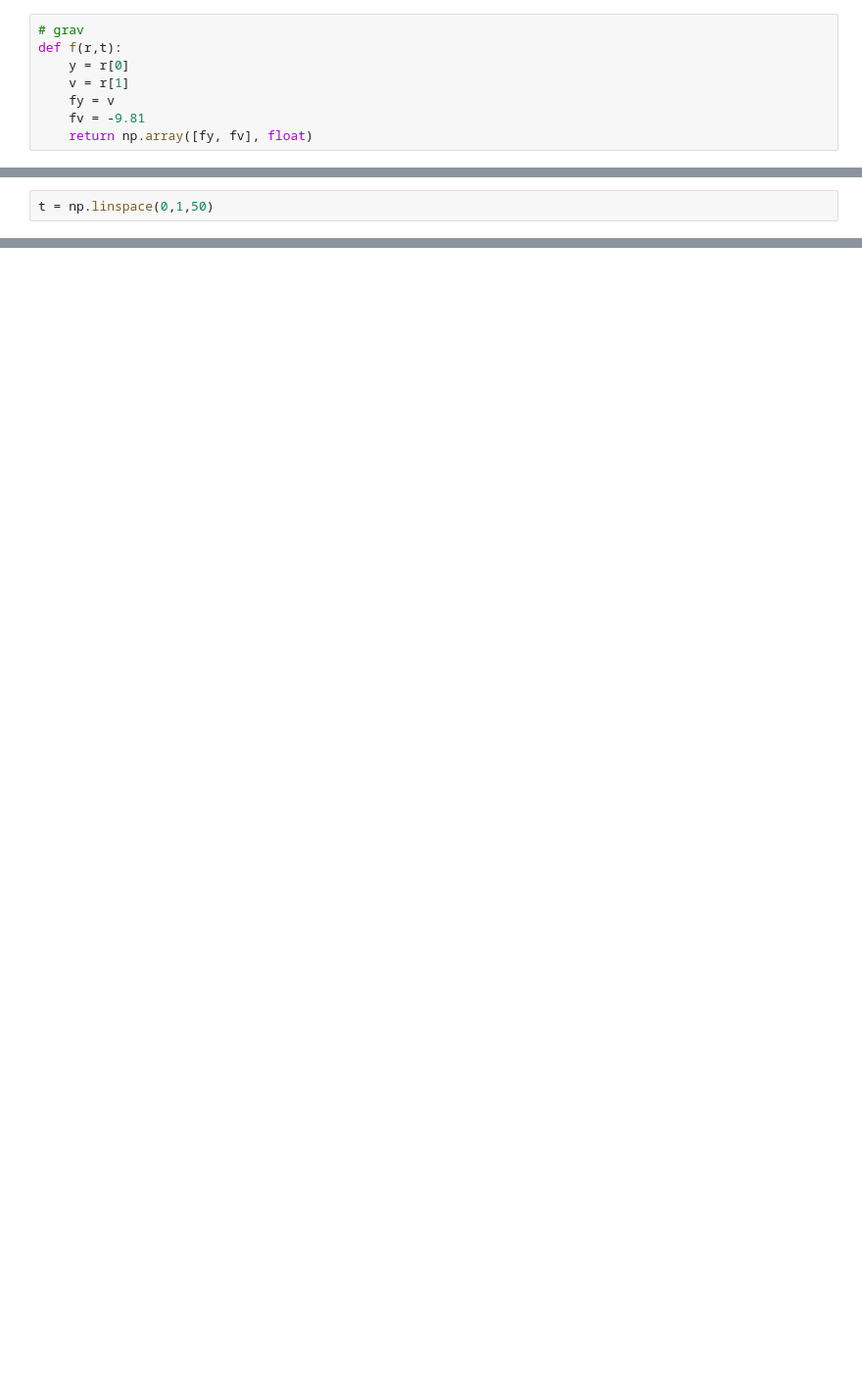
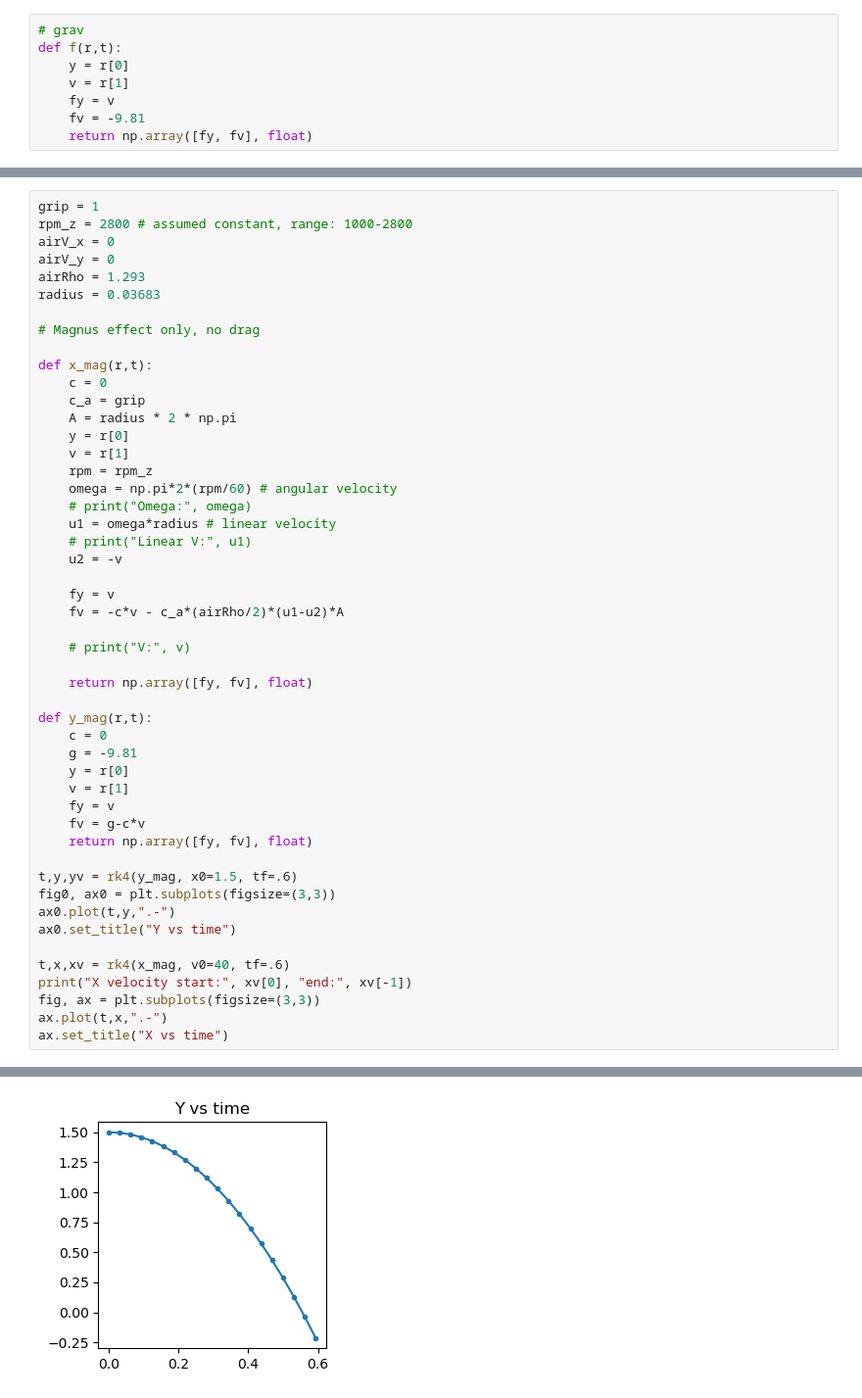
Before and after one commit to JP-Garcia/phys_comp_methods, a Jupyter notebook: dev/Project-Baseball.ipynb, the cells around one changed output, grey strips where cells are left out. Shown at 98% size. Cells and saved outputs as stored; diff of their text form; blank space fills up the shorter version.

```diff
--- a/dev/Project-Baseball.ipynb
+++ b/dev/Project-Baseball.ipynb
@@ -119,2 +152,0 @@ Yc2=-7.10428
-# %%
-t = np.linspace(0,1,50)
@@ -123,0 +172,50 @@ y = Yc0 + Yc1*t + Yc2*np.power(t,2)
+# %%
+grip = 1
+rpm_z = 2800 # assumed constant, range: 1000-2800
+airV_x = 0
+airV_y = 0
+airRho = 1.293
+radius = 0.03683
+
+# Magnus effect only, no drag
+
+def x_mag(r,t):
+    c = 0
+    c_a = grip
+    A = radius * 2 * np.pi
+    y = r[0]
+    v = r[1]
+    rpm = rpm_z
+    omega = np.pi*2*(rpm/60) # angular velocity
+    # print("Omega:", omega)
+    u1 = omega*radius # linear velocity
+    # print("Linear V:", u1)
+    u2 = -v
+
+    fy = v
+    fv = -c*v - c_a*(airRho/2)*(u1-u2)*A
+
+    # print("V:", v)
+
+    return np.array([fy, fv], float)
+
+def y_mag(r,t):
+    c = 0
+    g = -9.81
+    y = r[0]
+    v = r[1]
+    fy = v
+    fv = g-c*v
+    return np.array([fy, fv], float)
+
+t,y,yv = rk4(y_mag, x0=1.5, tf=.6)
+fig0, ax0 = plt.subplots(figsize=(3,3))
+ax0.plot(t,y,".-")
+ax0.set_title("Y vs time")
+
+t,x,xv = rk4(x_mag, v0=40, tf=.6)
+print("X velocity start:", xv[0], "end:", xv[-1])
+fig, ax = plt.subplots(figsize=(3,3))
+ax.plot(t,x,".-")
+ax.set_title("X vs time")
+# %% [output]
@@ -123,0 +224 @@ y = Yc0 + Yc1*t + Yc2*np.power(t,2)
+[figure, added]
```
Also changed, not shown: parts of 23 cells of this notebook, 1 other file.
